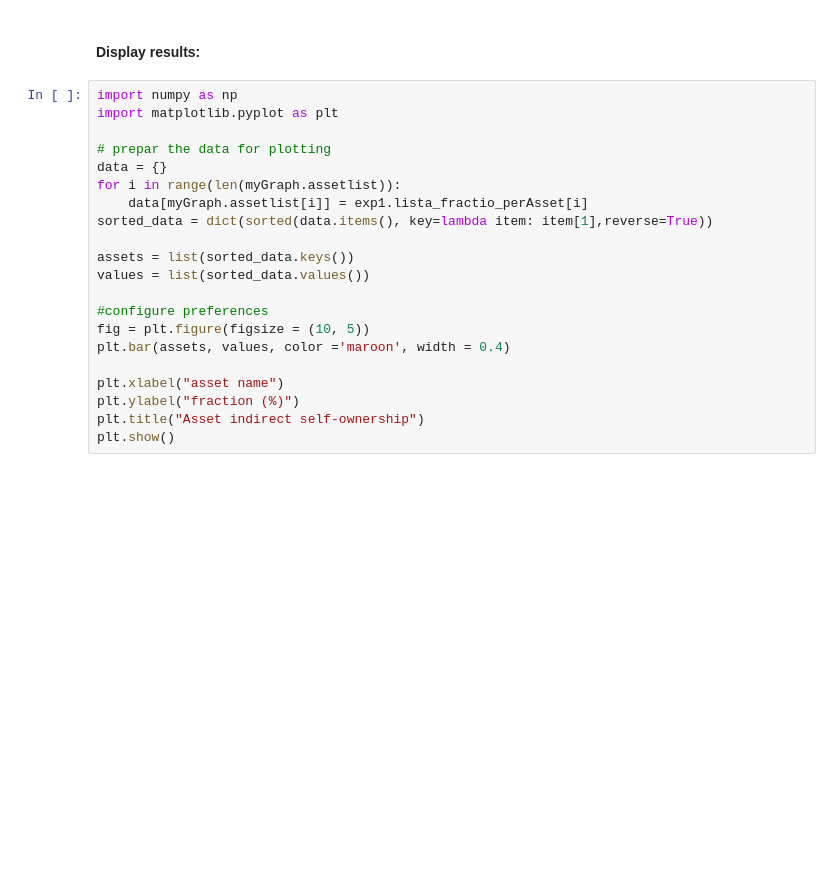
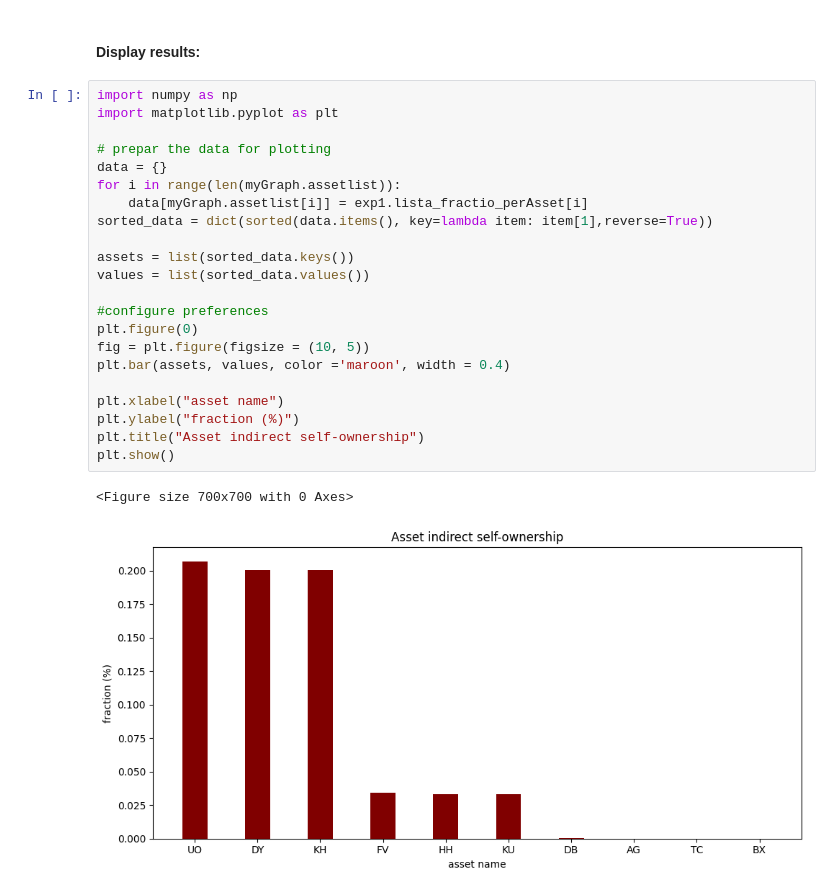
Before and after one commit to schittler-github/assets-graph, a Jupyter notebook: datagen/main.ipynb, the cells around one changed output. Cells and saved outputs as stored; diff of their text form; blank space fills up the shorter version.

```diff
--- a/datagen/main.ipynb
+++ b/datagen/main.ipynb
@@ -103,21 +109,25 @@ exp1.runAnalysis()
 # %%
 import numpy as np
 import matplotlib.pyplot as plt
 
 # prepar the data for plotting
 data = {}
 for i in range(len(myGraph.assetlist)):
     data[myGraph.assetlist[i]] = exp1.lista_fractio_perAsset[i]
 sorted_data = dict(sorted(data.items(), key=lambda item: item[1],reverse=True))
 
 assets = list(sorted_data.keys())
 values = list(sorted_data.values())
 
 #configure preferences
+plt.figure(0)
 fig = plt.figure(figsize = (10, 5))
 plt.bar(assets, values, color ='maroon', width = 0.4)
 
 plt.xlabel("asset name")
 plt.ylabel("fraction (%)")
 plt.title("Asset indirect self-ownership")
 plt.show()
+# %% [output]
+<Figure size 700x700 with 0 Axes>
+[figure, added]
```
Also changed, not shown: parts of 9 cells of this notebook, 3 other files.
